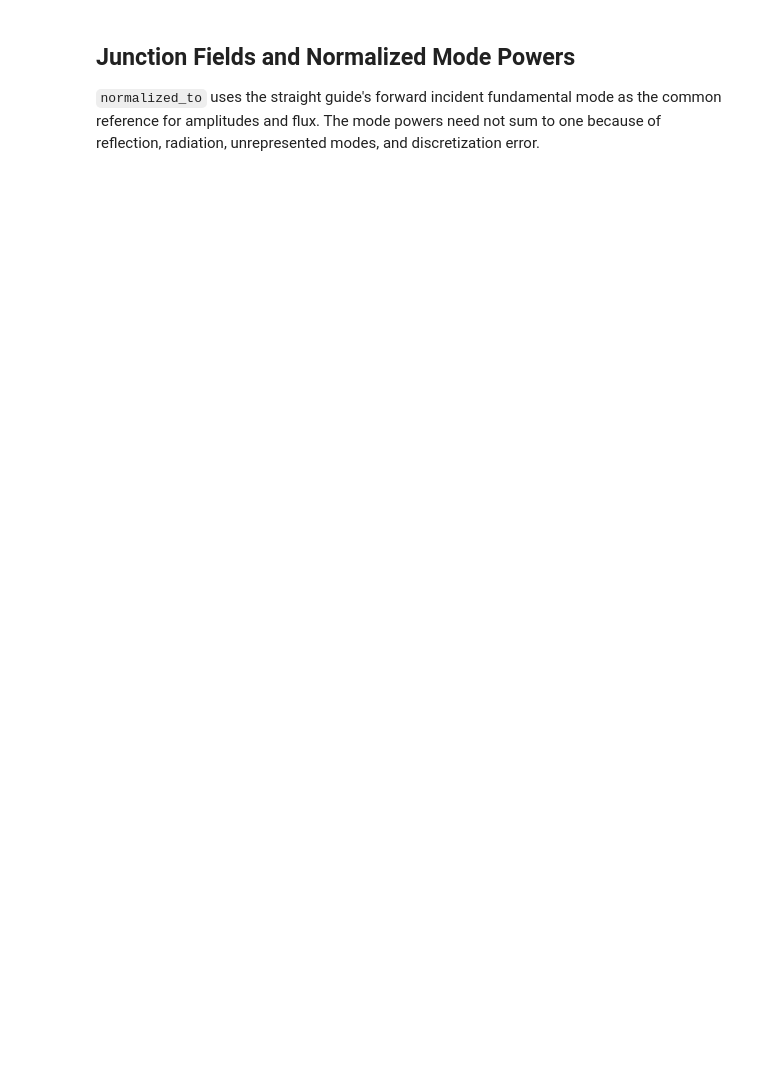
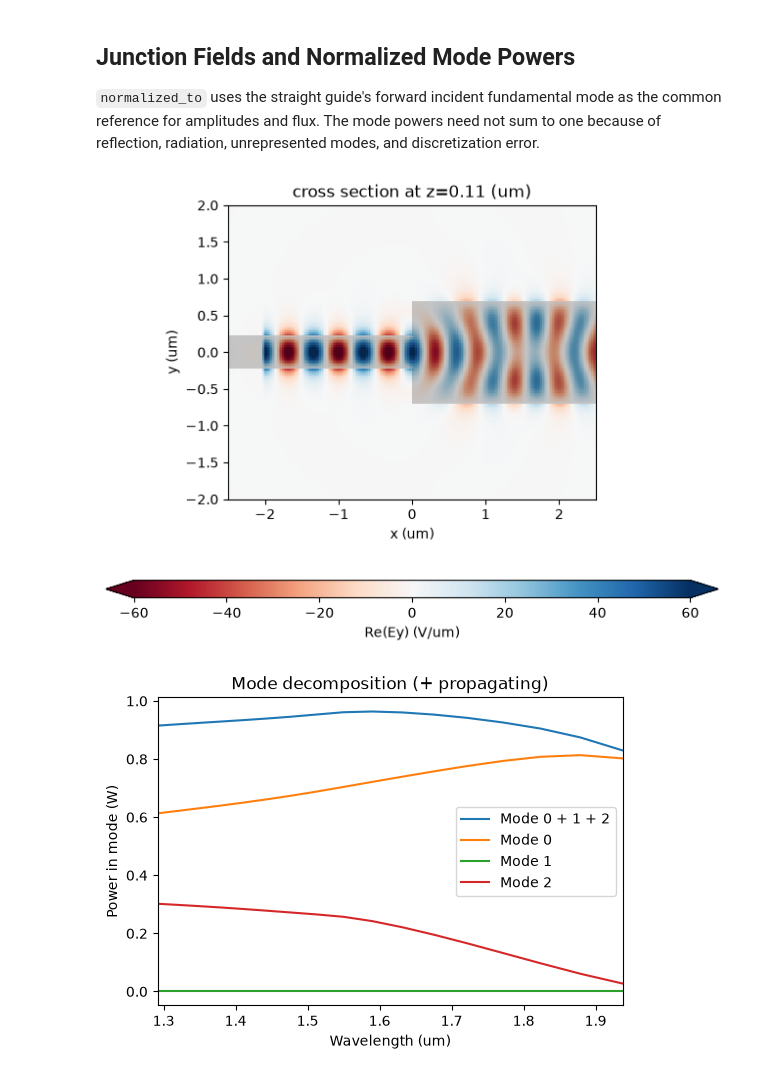
Before and after one commit to beamzorg/beamz, a Jupyter notebook: examples/notebooks/modal_sources_monitors.ipynb, the cells around one changed output. Saved outputs shown, nothing was run; the diff lists cells and outputs as text; code cells hidden in the pictures; blank space fills up the shorter version.

```diff
--- a/examples/notebooks/modal_sources_monitors.ipynb
+++ b/examples/notebooks/modal_sources_monitors.ipynb
@@ -536,20 +622,23 @@ GCUPS: 1.359
 
 `normalized_to` uses the straight guide's forward incident fundamental mode as the common reference for amplitudes and flux. The mode powers need not sum to one because of reflection, radiation, unrepresented modes, and discretization error.
 # %%
-sim_data_jct_bb.plot_field("field", "Ey", frequency=freq0, val="real", cmap="RdBu", xlim=(-2.5, 2.5), ylim=(-2.5, 2.5), show_grid=False)
+sim_data_jct_bb.plot_field("field", "Ey", frequency=freq0, val="real", cmap="RdBu", xlim=(-2.5, 2.5), ylim=(-2.0, 2.0), show_grid=False)
 plt.show()
 
 junction_modes = sim_data_jct_bb.mode("mode").normalized_to(
     mode_amps_bb, mode_index=0, direction="+", power=mode_source_bb.power
 )
 amps_jct_bb = junction_modes.amps.sel(direction="+")
 
 fig, ax = plt.subplots(1, figsize=(6, 4))
 ax.plot(lambdas_um, np.sum(np.abs(amps_jct_bb.values) ** 2, axis=1))
 ax.plot(lambdas_um, np.abs(amps_jct_bb.values) ** 2)
 ax.set_xlim([lambdas_um[-1], lambdas_um[0]])
 ax.set_xlabel("Wavelength (um)")
 ax.set_ylabel("Power in mode (W)")
 ax.set_title("Mode decomposition (+ propagating)")
 ax.legend(["Mode 0 + 1 + 2", "Mode 0", "Mode 1", "Mode 2"])
 plt.show()
+# %% [output]
+[figure, added]
+[figure, added]
```
Also changed, not shown: parts of 12 cells of this notebook, 21 other files.
